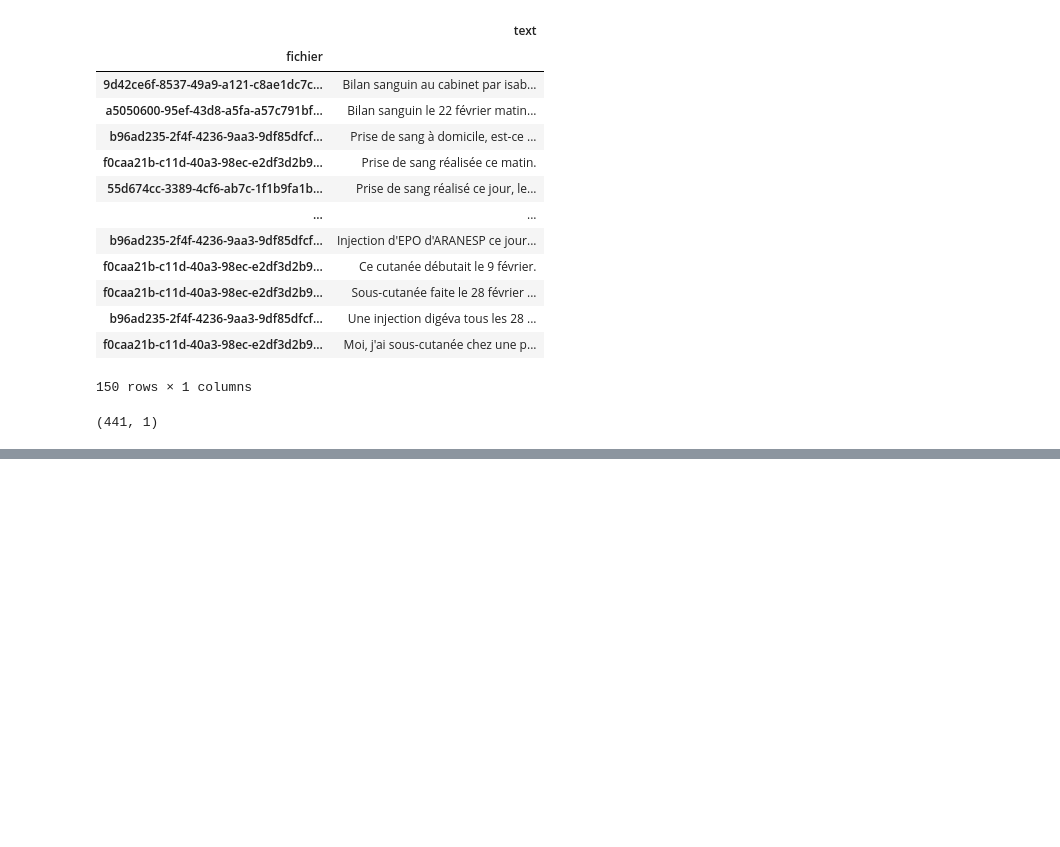
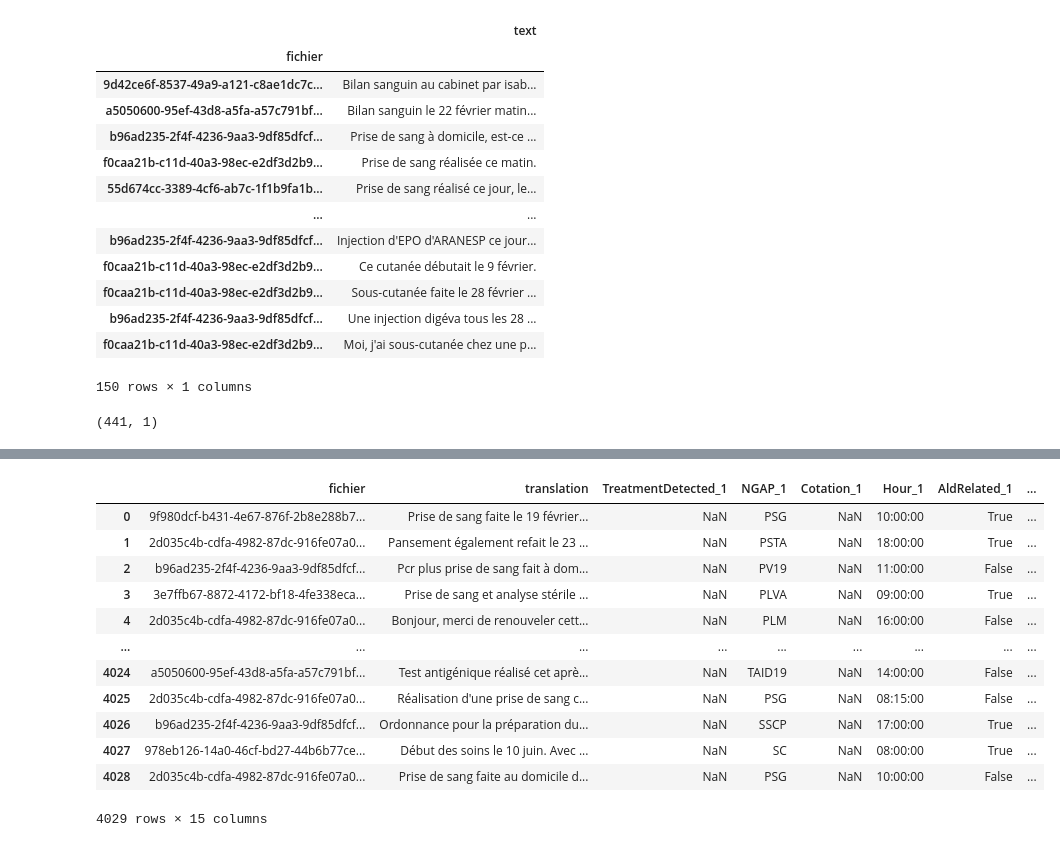
Before and after one commit to GeoffroyGit/ephesus, a Jupyter notebook: notebooks/LABELISATION.ipynb, the cells around one changed output, grey strips where cells are left out. Cells and saved outputs as stored; diff of their text form; code cells hidden in the pictures; blank space fills up the shorter version.

```diff
--- a/notebooks/LABELISATION.ipynb
+++ b/notebooks/LABELISATION.ipynb
@@ -259,0 +469,16 @@ export_v2.to_csv("../raw_data/sample_sentencesV3.csv", index=False)
+# %%
+pd.read_csv("../raw_data/input_data_final.csv")
+# %% [output]
+|  | fichier | translation | TreatmentDetected_1 | NGAP_1 | Cotation_1 | Hour_1 | AldRelated_1 | ... |
+| 0 | 9f980dcf-b431-4e67-876f-2b8e288b7... | Prise de sang faite le 19 février... | NaN | PSG | NaN | 10:00:00 | True | ... |
+| 1 | 2d035c4b-cdfa-4982-87dc-916fe07a0... | Pansement également refait le 23 ... | NaN | PSTA | NaN | 18:00:00 | True | ... |
+| 2 | b96ad235-2f4f-4236-9aa3-9df85dfcf... | Pcr plus prise de sang fait à dom... | NaN | PV19 | NaN | 11:00:00 | False | ... |
+| 3 | 3e7ffb67-8872-4172-bf18-4fe338eca... | Prise de sang et analyse stérile ... | NaN | PLVA | NaN | 09:00:00 | True | ... |
+| 4 | 2d035c4b-cdfa-4982-87dc-916fe07a0... | Bonjour, merci de renouveler cett... | NaN | PLM | NaN | 16:00:00 | False | ... |
+| ... | ... | ... | ... | ... | ... | ... | ... | ... |
+| 4024 | a5050600-95ef-43d8-a5fa-a57c791bf... | Test antigénique réalisé cet aprè... | NaN | TAID19 | NaN | 14:00:00 | False | ... |
+| 4025 | 2d035c4b-cdfa-4982-87dc-916fe07a0... | Réalisation d'une prise de sang c... | NaN | PSG | NaN | 08:15:00 | False | ... |
+| 4026 | b96ad235-2f4f-4236-9aa3-9df85dfcf... | Ordonnance pour la préparation du... | NaN | SSCP | NaN | 17:00:00 | True | ... |
+| 4027 | 978eb126-14a0-46cf-bd27-44b6b77ce... | Début des soins le 10 juin. Avec ... | NaN | SC | NaN | 08:00:00 | True | ... |
+| 4028 | 2d035c4b-cdfa-4982-87dc-916fe07a0... | Prise de sang faite au domicile d... | NaN | PSG | NaN | 10:00:00 | False | ... |
+4029 rows × 15 columns
```
Also changed, not shown: parts of 29 cells of this notebook, 2 other files.
